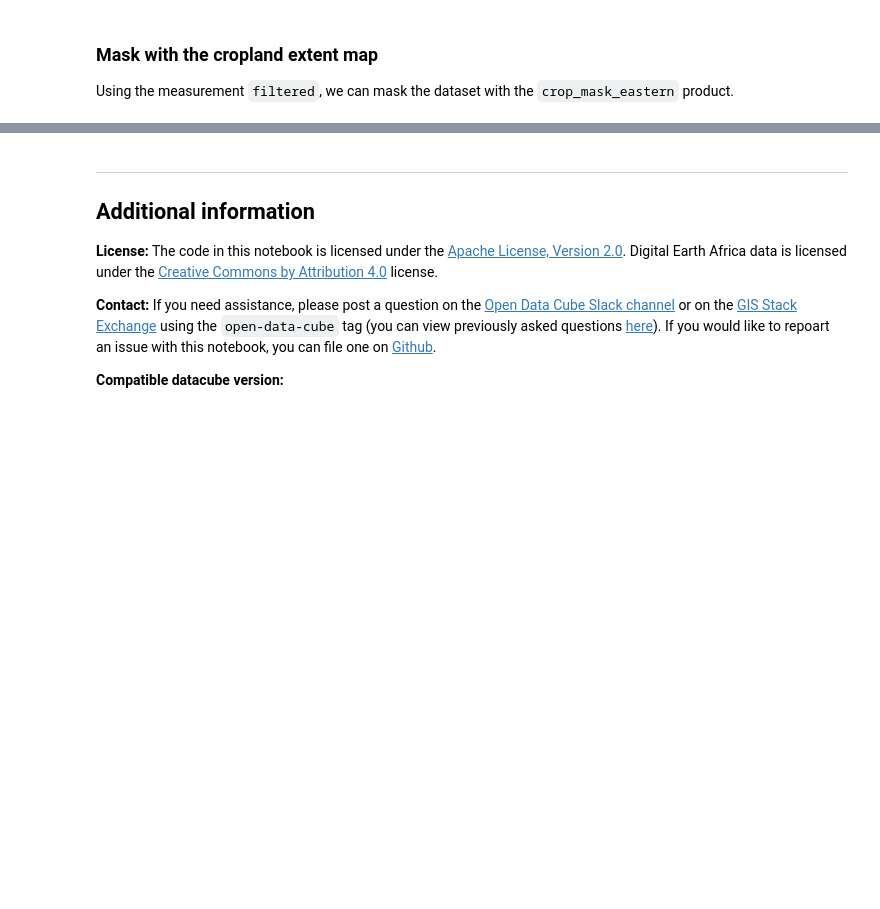
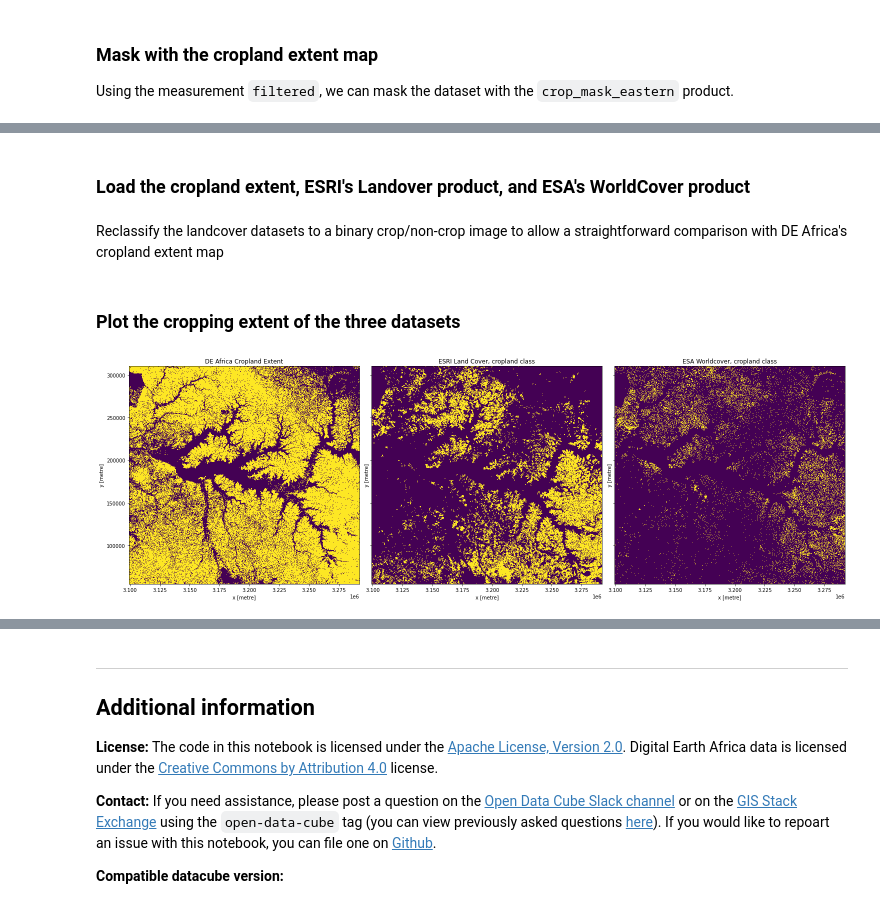
Before and after one commit to digitalearthafrica/deafrica-sandbox-notebooks, a Jupyter notebook: Datasets/Cropland_extent.ipynb, the cells around one changed output, grey strips where cells are left out. Drawn from its saved outputs; the diff is of its cells as text; code cells hidden in the pictures; blank space fills up the shorter version.

```diff
--- a/Datasets/Cropland_extent.ipynb
+++ b/Datasets/Cropland_extent.ipynb
@@ -220,0 +244,10 @@ plt.title('Trend in NDVI for cropping region');
+# %%
+lat, lon = 1.4315, 33.1207
+
+buffer = 1.0
+
+resolution=(-60, 60) #resample to load larger area
+
+#join lat, lon, buffer to get bounding box
+lon_range = (lon - buffer, lon + buffer)
+lat_range = (lat + buffer, lat - buffer)
@@ -220,0 +262,34 @@ plt.title('Trend in NDVI for cropping region');
+# %% [markdown]
+### Load the cropland extent, ESRI's Landover product, and ESA's WorldCover product
+# %%
+# generate a query object from the analysis parameters
+query = {
+    'x': lon_range,
+    'y': lat_range,
+    'resolution':resolution
+}
+
+# now load the crop-mask using the query
+cm = dc.load(product='crop_mask_eastern',measurements=['mask'], **query).squeeze()
+
+#load the two landcover datasets
+lulc_esa = dc.load(product='esa_worldcover', measurements='classification', like=cm.geobox).squeeze()
+lulc_esri = dc.load(product='io_lulc', measurements='classification', like=cm.geobox).squeeze()
+# %% [markdown]
+Reclassify the landcover datasets to a binary crop/non-crop image to allow a straightforward comparison with DE Africa's cropland extent map
+# %%
+esri_crops = xr.where(lulc_esri['classification']==5, 1, 0)
+esa_crops = xr.where(lulc_esa['classification']==40, 1, 0)
+# %% [markdown]
+### Plot the cropping extent of the three datasets
+# %%
+fig,ax=plt.subplots(1,3, sharey=True, figsize=(21,7))
+cm['mask'].plot.imshow(ax=ax[0], add_colorbar=False)
+esri_crops.plot.imshow(ax=ax[1], add_colorbar=False)
+esa_crops.plot.imshow(ax=ax[2], add_colorbar=False)
+ax[0].set_title('DE Africa Cropland Extent')
+ax[1].set_title('ESRI Land Cover, cropland class')
+ax[2].set_title('ESA Worldcover, cropland class')
+plt.tight_layout();
+# %% [output]
+[figure, added]
```
Also changed, not shown: parts of 20 cells of this notebook.
